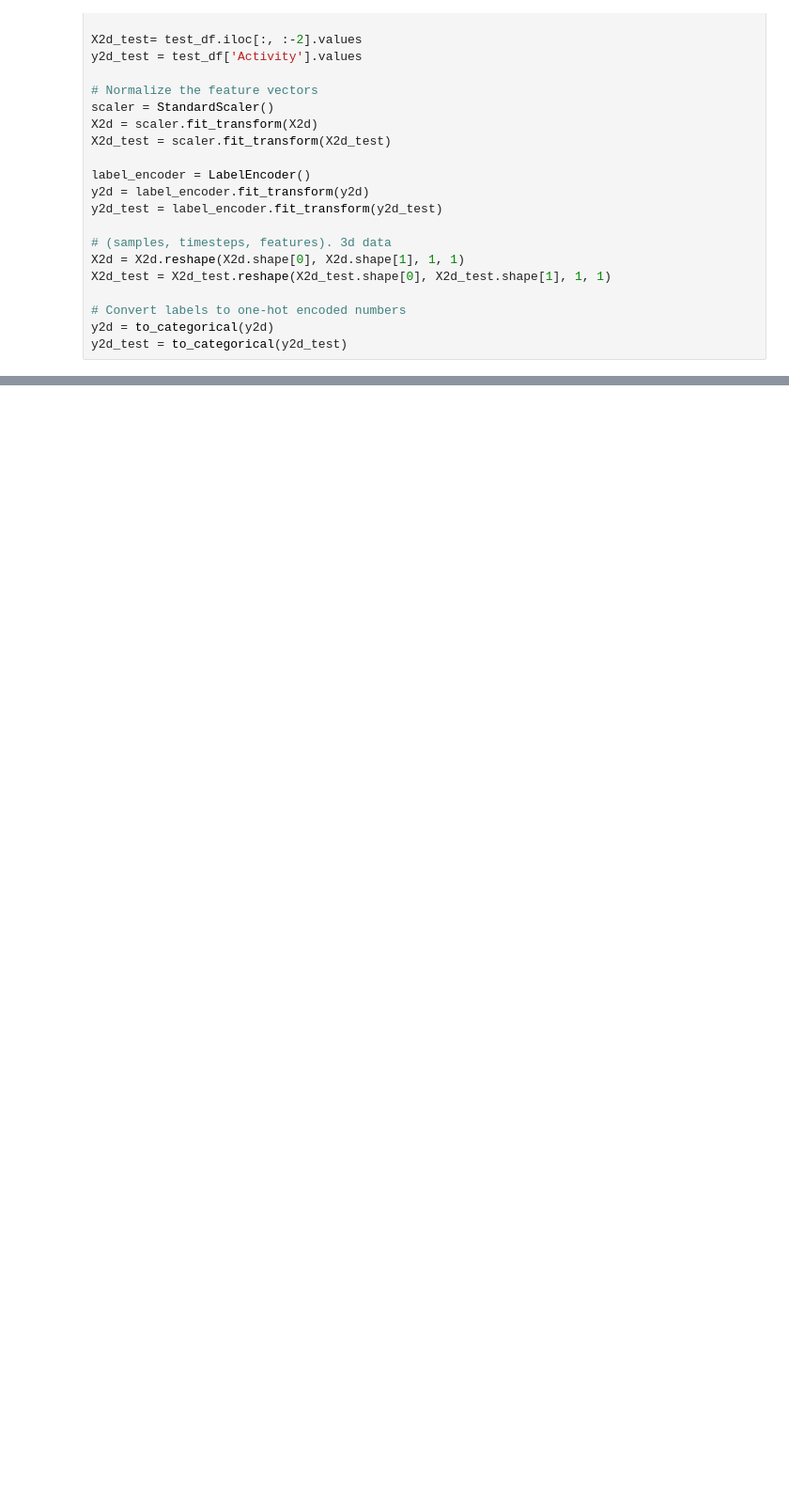
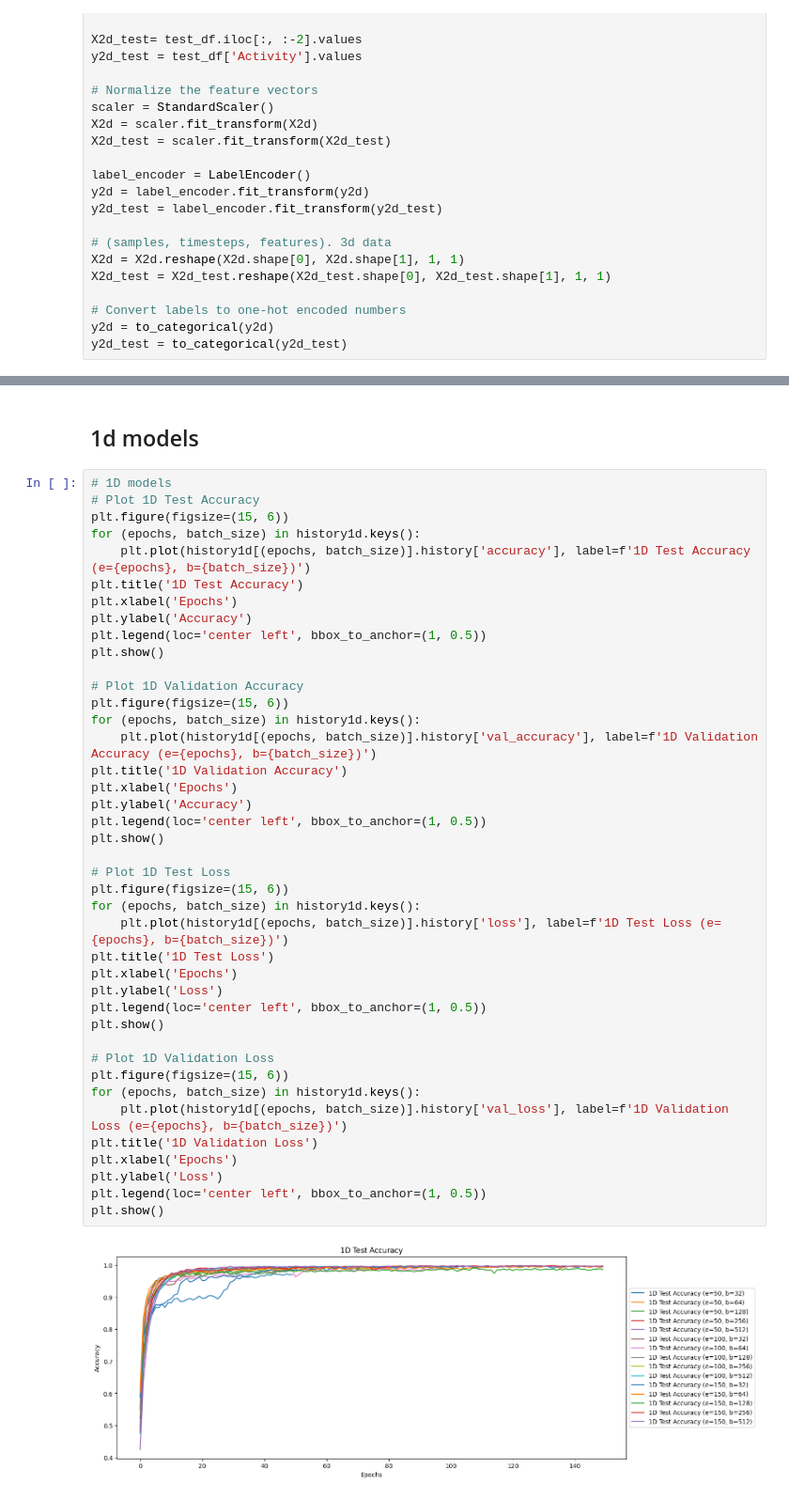
Before and after one commit to danielkamen/DS4400_Final_Project, a Jupyter notebook: cnn.ipynb, the cells around one changed output, grey strips where cells are left out. Shown at 94% size. Cells and saved outputs as stored; diff of their text form; blank space fills up the shorter version.

```diff
--- a/cnn.ipynb
+++ b/cnn.ipynb
@@ -177,0 +221,45 @@ Epoch 6/100
+# %% [markdown]
+## 1d models
+# %%
+# 1D models
+# Plot 1D Test Accuracy
+plt.figure(figsize=(15, 6))
+for (epochs, batch_size) in history1d.keys():
+    plt.plot(history1d[(epochs, batch_size)].history['accuracy'], label=f'1D Test Accuracy (e={epochs}, b={batch_size})')
+plt.title('1D Test Accuracy')
+plt.xlabel('Epochs')
+plt.ylabel('Accuracy')
+plt.legend(loc='center left', bbox_to_anchor=(1, 0.5))
+plt.show()
+
+# Plot 1D Validation Accuracy
+plt.figure(figsize=(15, 6))
+for (epochs, batch_size) in history1d.keys():
+    plt.plot(history1d[(epochs, batch_size)].history['val_accuracy'], label=f'1D Validation Accuracy (e={epochs}, b={batch_size})')
+plt.title('1D Validation Accuracy')
+plt.xlabel('Epochs')
+plt.ylabel('Accuracy')
+plt.legend(loc='center left', bbox_to_anchor=(1, 0.5))
+plt.show()
+
+# Plot 1D Test Loss
+plt.figure(figsize=(15, 6))
+for (epochs, batch_size) in history1d.keys():
+    plt.plot(history1d[(epochs, batch_size)].history['loss'], label=f'1D Test Loss (e={epochs}, b={batch_size})')
+plt.title('1D Test Loss')
+plt.xlabel('Epochs')
+plt.ylabel('Loss')
+plt.legend(loc='center left', bbox_to_anchor=(1, 0.5))
+plt.show()
+
+# Plot 1D Validation Loss
+plt.figure(figsize=(15, 6))
+for (epochs, batch_size) in history1d.keys():
+    plt.plot(history1d[(epochs, batch_size)].history['val_loss'], label=f'1D Validation Loss (e={epochs}, b={batch_size})')
+plt.title('1D Validation Loss')
+plt.xlabel('Epochs')
+plt.ylabel('Loss')
+plt.legend(loc='center left', bbox_to_anchor=(1, 0.5))
+plt.show()
+# %% [output]
+[figure, added]
```
Also changed, not shown: parts of 16 cells of this notebook, 1 other file.
